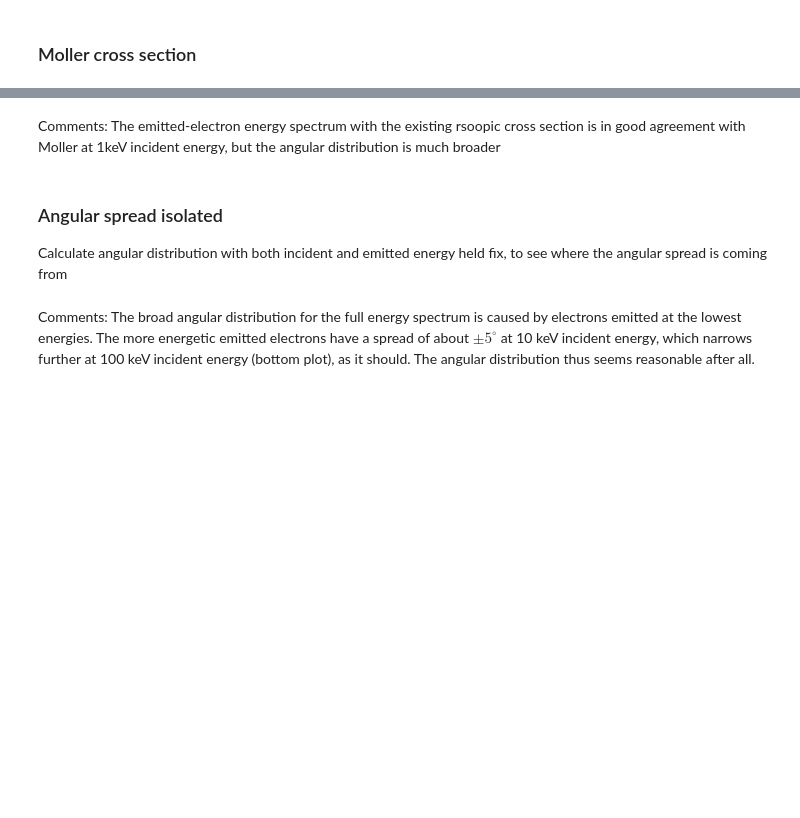
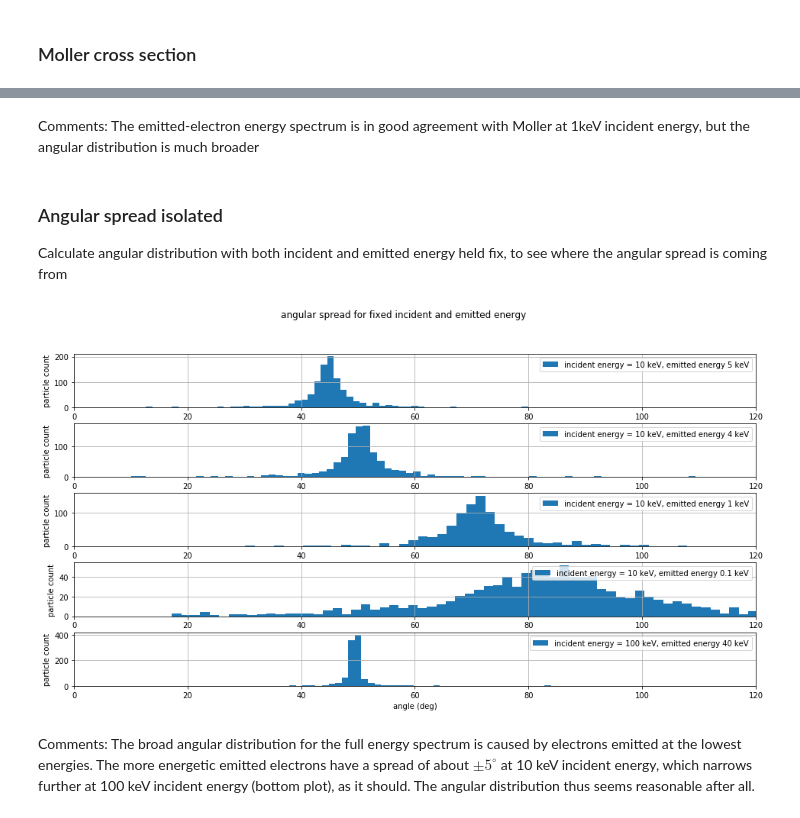
Before and after one commit to radiasoft/rswarp, a Jupyter notebook: examples/ionization/cross_section_testing.ipynb, the cells around one changed output, grey strips where cells are left out. Drawn from its saved outputs; the diff is of its cells as text; code cells hidden in the pictures; blank space fills up the shorter version.

```diff
--- a/examples/ionization/cross_section_testing.ipynb
+++ b/examples/ionization/cross_section_testing.ipynb
@@ -161,5 +160,5 @@ plt.show()
 # %% [markdown]
-Comments: The emitted-electron energy spectrum with the existing rsoopic cross section is in good agreement with Moller at 1keV incident energy, but the angular distribution is much broader
+Comments: The emitted-electron energy spectrum is in good agreement with Moller at 1keV incident energy, but the angular distribution is much broader
 # %% [markdown]
 ### Angular spread isolated
 
@@ -168,7 +167,7 @@ Calculate angular distribution with both incident and emitted energy held fix, t
 Xsect_fig_3, axes = plt.subplots(5, 1, figsize=(16, 8))
 plt.suptitle('angular spread for fixed incident and emitted energy')
 
-angle = 180. / math.pi * h2crosssections.generateAngle(n, 0.5 * eps, eps)
+angle = 180. / math.pi * h2.generateAngle(n, 0.5 * eps, eps)
 axes[0].hist(angle, 90, label='incident energy = 10 keV, emitted energy 5 keV')
 #axes[0].set_title('emitted energy = 50% of incident energy')
 axes[0].set_xlabel('angle (deg)')
@@ -176,7 +175,7 @@ axes[0].set_ylabel('particle count')
 axes[0].grid(True)
 axes[0].set_xlim([0, 120])
 
-angle = 180. / math.pi * h2crosssections.generateAngle(n, 0.4 * eps, eps)
+angle = 180. / math.pi * h2.generateAngle(n, 0.4 * eps, eps)
 axes[1].hist(angle, 90, label='incident energy = 10 keV, emitted energy 4 keV')
 #axes[1].set_title('emitted energy = 40% of incident energy')
 axes[1].set_xlabel('angle (deg)')
@@ -184,35 +183,37 @@ axes[1].set_ylabel('particle count')
 axes[1].grid(True)
 axes[1].set_xlim([0, 120])
 
-angle = 180. / math.pi * h2crosssections.generateAngle(n, 0.1 * eps, eps)
+angle = 180. / math.pi * h2.generateAngle(n, 0.1 * eps, eps)
 axes[2].hist(angle, 90, label='incident energy = 10 keV, emitted energy 1 keV')
 #axes[2].set_title('emitted energy = 20% of incident energy')
 axes[2].set_xlabel('angle (deg)')
 axes[2].set_ylabel('particle count')
 axes[2].grid(True)
 axes[2].set_xlim([0, 120])
 
-angle = 180. / math.pi * h2crosssections.generateAngle(n, 0.01 * eps, eps)
+angle = 180. / math.pi * h2.generateAngle(n, 0.01 * eps, eps)
 axes[3].hist(angle, 90, label='incident energy = 10 keV, emitted energy 0.1 keV')
 #axes[3].set_title('emitted energy = 1% of incident energy')
 axes[3].set_xlabel('angle (deg)')
 axes[3].set_ylabel('particle count')
 axes[3].grid(True)
 axes[3].set_xlim([0, 120])
 
-angle = 180. / math.pi * h2crosssections.generateAngle(n, 4. * eps, 10. * eps)
+angle = 180. / math.pi * h2.generateAngle(n, 4. * eps, 10. * eps)
 axes[4].hist(angle, 90, label='incident energy = 100 keV, emitted energy 40 keV')
 #axes[4].set_title('emitted energy = 40% of incident energy of 1 MeV')
 axes[4].set_xlabel('angle (deg)')
 axes[4].set_ylabel('particle count')
 axes[4].grid(True)
 axes[4].set_xlim([0, 120])
 
 # increase the vertical spacing between plots
 plt.subplots_adjust(hspace=0.3)
 for i in range(5):
     axes[i].legend(loc = 'upper right')
 plt.savefig('Xsect_analysis3.png')
 plt.show()
+# %% [output]
+[figure, added]
 # %% [markdown]
 Comments: The broad angular distribution for the full energy spectrum is caused by electrons emitted at the lowest energies. The more energetic emitted electrons have a spread of about $\pm 5^{\circ}$ at 10 keV incident energy, which narrows further at 100 keV incident energy (bottom plot), as it should. The angular distribution thus seems reasonable after all.
```
Also changed, not shown: parts of 10 cells of this notebook.
